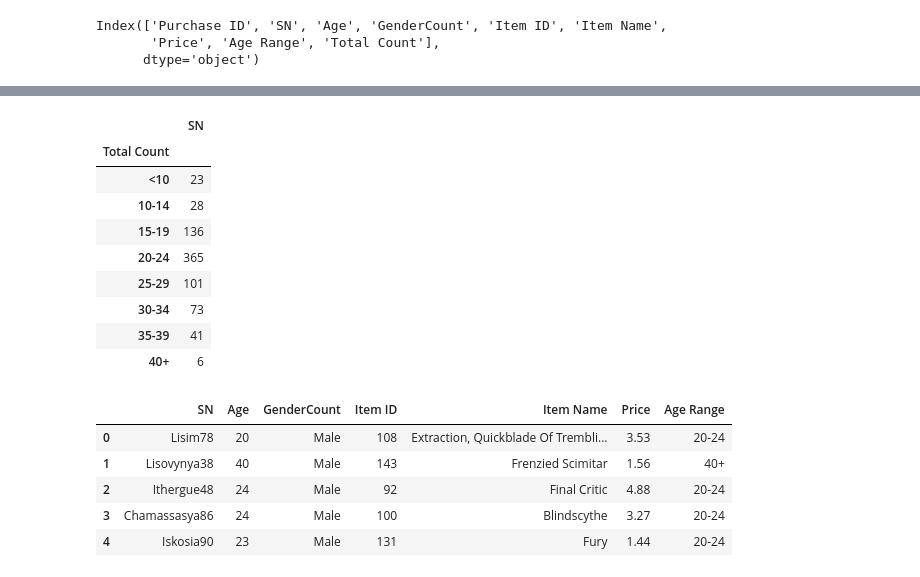
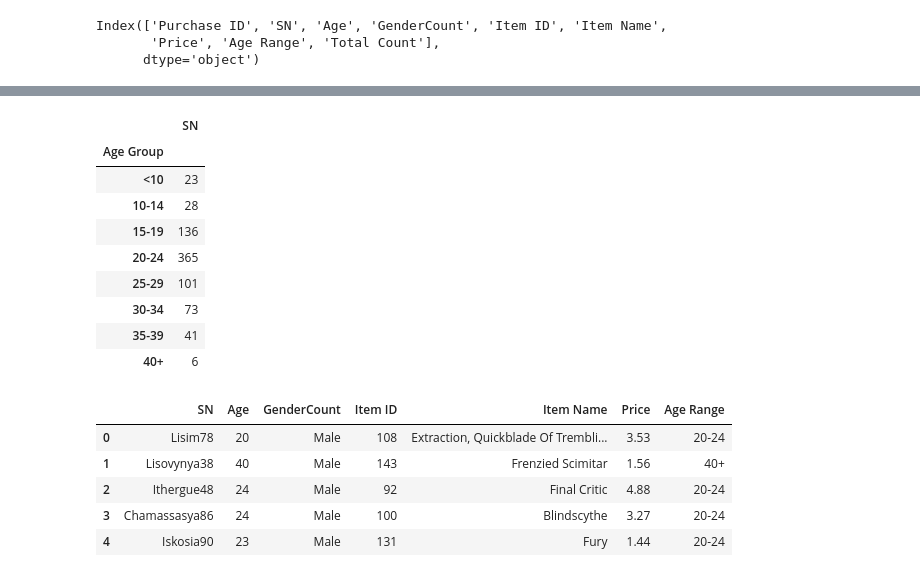
Before and after one commit to dmayo0317/pandas-challenge, a Jupyter notebook: HeroesOfPymoli/HeroesOfPymoli_starter.ipynb, the cells around one changed output, grey strips where cells are left out. Cells and saved outputs as stored; diff of their text form; code cells hidden in the pictures.

```diff
--- a/HeroesOfPymoli/HeroesOfPymoli_starter.ipynb
+++ b/HeroesOfPymoli/HeroesOfPymoli_starter.ipynb
@@ -314,7 +314,6 @@ bins = [0, 9, 14, 19, 24, 29, 34, 39, 40]
 age_group = ["<10", "10-14", "15-19", "20-24", "25-29", "30-34", "35-39", "40+"]
 
 # Segment and sort age values into bins established above
-age_demo_df["Total Count"] = pd.cut(age_demo_df["Age"], bins, labels= age_groups)
-
+age_demo_df["Age Group"] = pd.cut(age_demo_df["Age"], bins, labels= age_groups)
 age_demo_df.head()
 # %% [output]
@@ -343,0 +332,4 @@ age_demo2_df.head()
+# %%
+#Remove the other columns and only give Total Count and SN
+age_demo2_df = age_demo_df[["Age Group", "SN"]]
+age_demo2_df.head()
@@ -344,10 +343,10 @@ age_demo2_df.head()
 # %%
 #Counts the age per group
-age_demo_summary = age_demo2_df.groupby("Total Count").count()
+age_demo_summary = age_demo2_df.groupby("Age Group").count()
 age_demo_summary
 # %% [output]
 |  | SN |
-| Total Count |  |
+| Age Group |  |
 | <10 | 23 |
 | 10-14 | 28 |
 | 15-19 | 136 |
```
Also changed, not shown: parts of 15 cells of this notebook.
